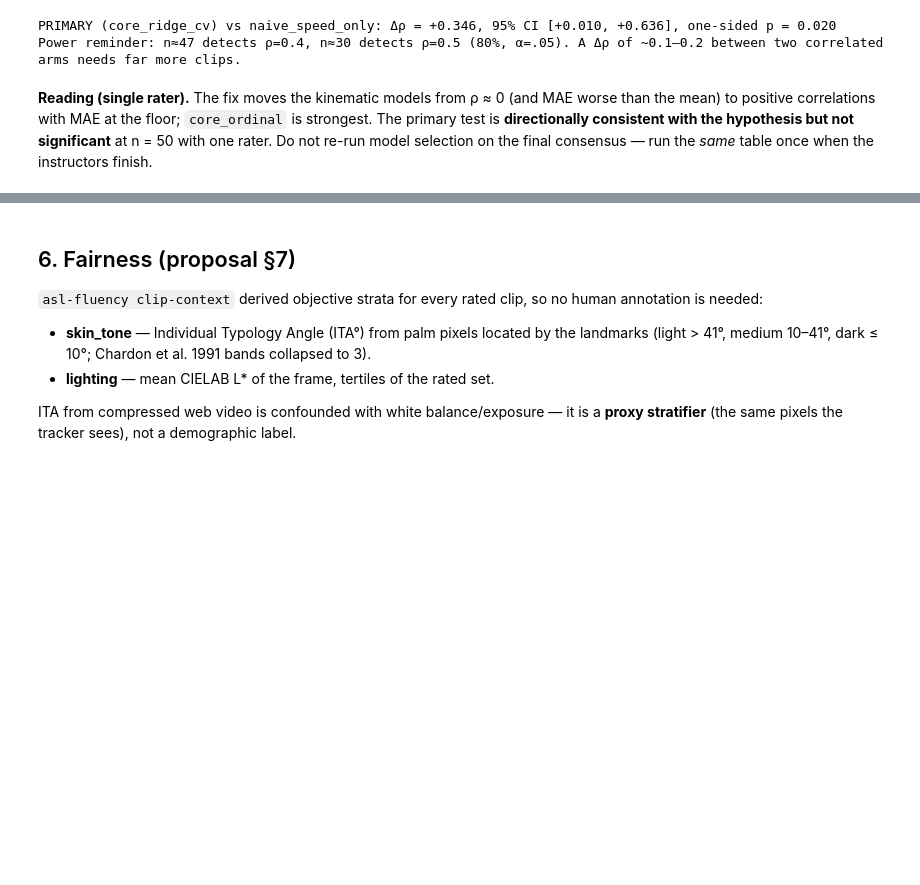
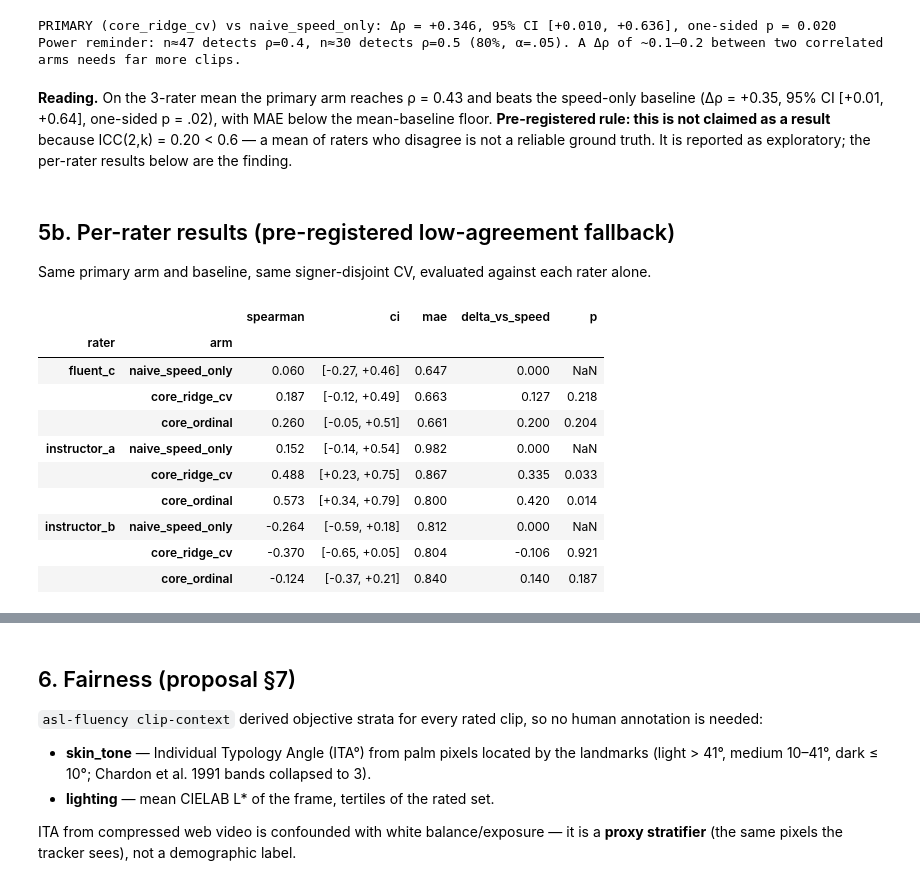
Before and after one commit to jasonkolodziej/cs-5243-901-project, a Jupyter notebook: asl-fluency/notebooks/01_pilot_modelling_and_fairness.ipynb, the cells around one changed output, grey strips where cells are left out. Cells and saved outputs as stored; diff of their text form; code cells hidden in the pictures; blank space fills up the shorter version.

```diff
--- a/asl-fluency/notebooks/01_pilot_modelling_and_fairness.ipynb
+++ b/asl-fluency/notebooks/01_pilot_modelling_and_fairness.ipynb
@@ -213,7 +245,38 @@ print("Power reminder: n≈47 detects ρ=0.4, n≈30 detects ρ=0.5 (80%, α=.05
 PRIMARY (core_ridge_cv) vs naive_speed_only: Δρ = +0.346, 95% CI [+0.010, +0.636], one-sided p = 0.020
 Power reminder: n≈47 detects ρ=0.4, n≈30 detects ρ=0.5 (80%, α=.05). A Δρ of ~0.1–0.2 between two correlated arms needs far more clips.
 # %% [markdown]
-**Reading (single rater).** The fix moves the kinematic models from ρ ≈ 0 (and MAE worse than the
-mean) to positive correlations with MAE at the floor; `core_ordinal` is strongest. The primary test is
-**directionally consistent with the hypothesis but not significant** at n = 50 with one rater. Do not
-re-run model selection on the final consensus — run the *same* table once when the instructors finish.
+**Reading.** On the 3-rater mean the primary arm reaches ρ = 0.43 and beats the speed-only baseline
+(Δρ = +0.35, 95% CI [+0.01, +0.64], one-sided p = .02), with MAE below the mean-baseline floor.
+**Pre-registered rule: this is not claimed as a result** because ICC(2,k) = 0.20 < 0.6 — a mean of raters who
+disagree is not a reliable ground truth. It is reported as exploratory; the per-rater results below are the finding.
+# %% [markdown]
+## 5b. Per-rater results (pre-registered low-agreement fallback)
+
+Same primary arm and baseline, same signer-disjoint CV, evaluated against each rater alone.
+# %%
+per = []
+arms = [{"name": BASELINE_ARM, "kind": "naive_speed", "feature_set": "naive"},
+        {"name": PRIMARY_ARM, "kind": "ridge_cv", "feature_set": "core"},
+        {"name": "core_ordinal", "kind": "ordinal", "feature_set": "core"}]
+for rid, g in ratings.groupby("rater_id"):
+    yr = consensus_scores(g)
+    fr = feats_all[feats_all["clip_id"].isin(yr.index)].reset_index(drop=True)
+    sm, _ = run_ablation(fr, yr, arms=arms, group_col="signer_id", n_splits=5, bootstrap_iters=1000)
+    for row in sm.to_dict("records"):
+        per.append({"rater": rid, "arm": row["arm"], "spearman": row["spearman"],
+                    "ci": f"[{row['spearman_ci'][0]:+.2f}, {row['spearman_ci'][1]:+.2f}]",
+                    "mae": row["mae"], "delta_vs_speed": row["delta_spearman"],
+                    "p": row["p_vs_naive"]})
+pd.DataFrame(per).set_index(["rater", "arm"])
+# %% [output]
+|  |  | spearman | ci | mae | delta_vs_speed | p |
+| rater | arm |  |  |  |  |  |
+| fluent_c | naive_speed_only | 0.060 | [-0.27, +0.46] | 0.647 | 0.000 | NaN |
+|  | core_ridge_cv | 0.187 | [-0.12, +0.49] | 0.663 | 0.127 | 0.218 |
+|  | core_ordinal | 0.260 | [-0.05, +0.51] | 0.661 | 0.200 | 0.204 |
+| instructor_a | naive_speed_only | 0.152 | [-0.14, +0.54] | 0.982 | 0.000 | NaN |
+|  | core_ridge_cv | 0.488 | [+0.23, +0.75] | 0.867 | 0.335 | 0.033 |
+|  | core_ordinal | 0.573 | [+0.34, +0.79] | 0.800 | 0.420 | 0.014 |
+| instructor_b | naive_speed_only | -0.264 | [-0.59, +0.18] | 0.812 | 0.000 | NaN |
+|  | core_ridge_cv | -0.370 | [-0.65, +0.05] | 0.804 | -0.106 | 0.921 |
+|  | core_ordinal | -0.124 | [-0.37, +0.21] | 0.840 | 0.140 | 0.187 |
```
Also changed, not shown: parts of 13 cells of this notebook, 7 other files.
